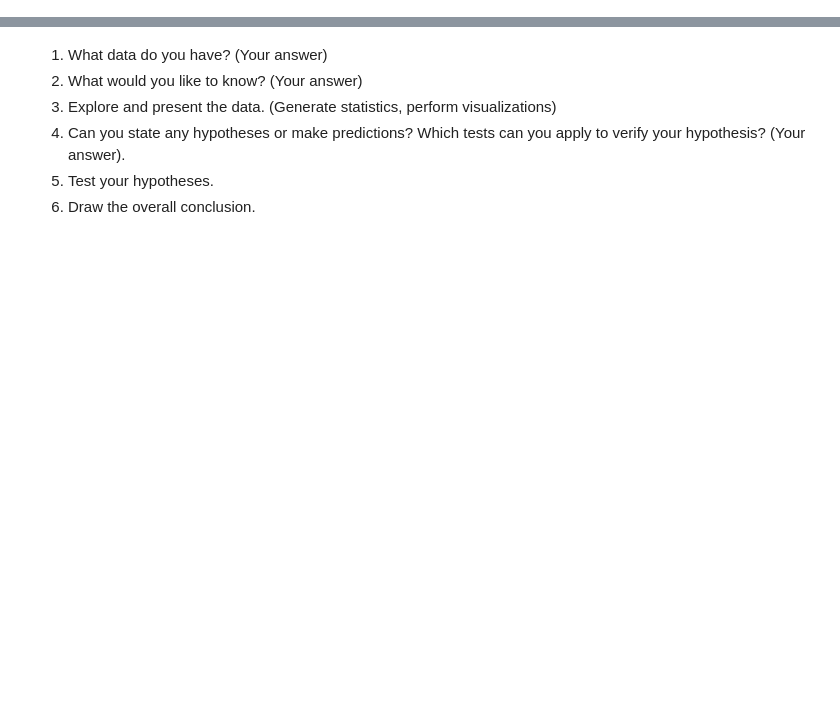
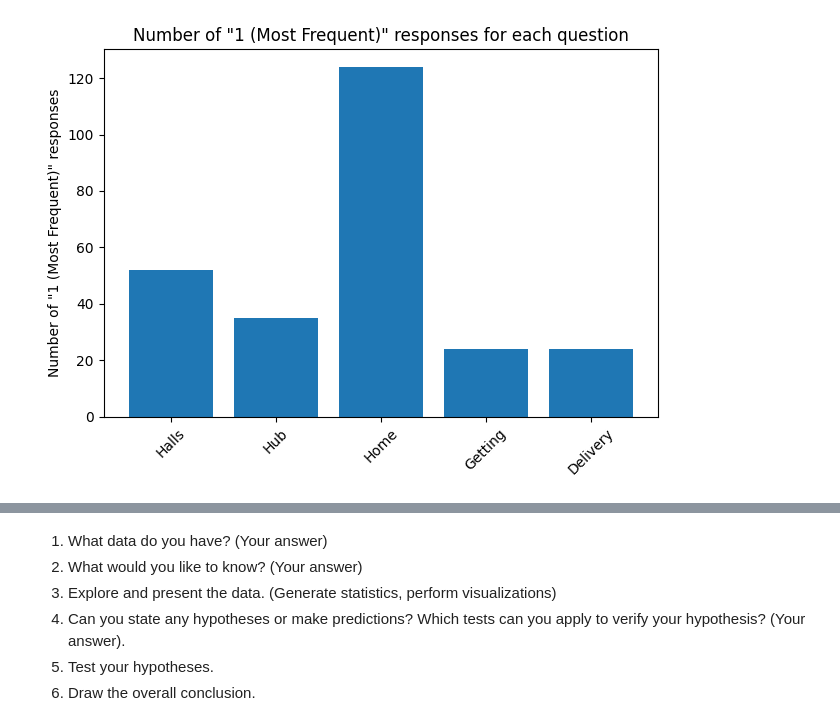
Before and after one commit to NiWong03/cs105lab5-6, a Jupyter notebook: OurProject.ipynb, the cells around one changed output, grey strips where cells are left out. Cells and saved outputs as stored; diff of their text form; code cells hidden in the pictures; blank space fills up the shorter version.

```diff
--- a/OurProject.ipynb
+++ b/OurProject.ipynb
@@ -37,0 +37,52 @@ eating_halls_question = 'Where do you usually get your food? (Rank from where yo
+# %%
+# eating_halls_question = 'Where do you usually get your food? (Rank from where you frequent most to least) [Glascow/Lothian (Dining Halls)]'
+# value_counts = df[eating_halls_question].value_counts()
+# num_of_most_frequent = value_counts.get('2', 0)
+# plt.bar('Glasgow/Lothian', num_of_most_frequent)
+
+# # plt.xlabel('Question')
+# plt.ylabel('Number of "2" responses')
+# plt.title('Number of "2" responses for each question')
+
+# # Show the plot
+# plt.xticks(rotation=45)  # Rotate x-axis labels for better readability
+# plt.tight_layout()  # Adjust layout to prevent clipping of labels
+# plt.show()
+# # halls_condition = df[eating_halls_question] == '2'
+# # eating_halls_1s = df.loc[halls_condition]
+
+question_column_names = [
+    'Where do you usually get your food? (Rank from where you frequent most to least) [Glascow/Lothian (Dining Halls)]',
+    'Where do you usually get your food? (Rank from where you frequent most to least) [The Hub]',
+    'Where do you usually get your food? (Rank from where you frequent most to least) [At home/bring meal from home]',
+    'Where do you usually get your food? (Rank from where you frequent most to least) [Eating Out - Going and Getting]',
+    'Where do you usually get your food? (Rank from where you frequent most to least) [Food Delivery]'
+
+
+]
+
+question_labels = ['Halls', 'Hub', 'Home', 'Getting', 'Delivery']
+counts_of_ones = []
+
+for question_column_name in question_column_names:
+
+    value_counts = df[question_column_name].value_counts()
+
+
+    num_of_most_frequent = value_counts.get('1 (Most Frequent)', 0)
+
+
+    counts_of_ones.append(num_of_most_frequent)
+
+plt.bar(question_labels, counts_of_ones)
+
+
+plt.ylabel('Number of "1 (Most Frequent)" responses')
+plt.title('Number of "1 (Most Frequent)" responses for each question')
+
+
+plt.xticks(rotation=45)
+plt.tight_layout()
+plt.show()
+# %% [output]
+[figure, added]
```
Also changed, not shown: parts of 7 cells of this notebook.
